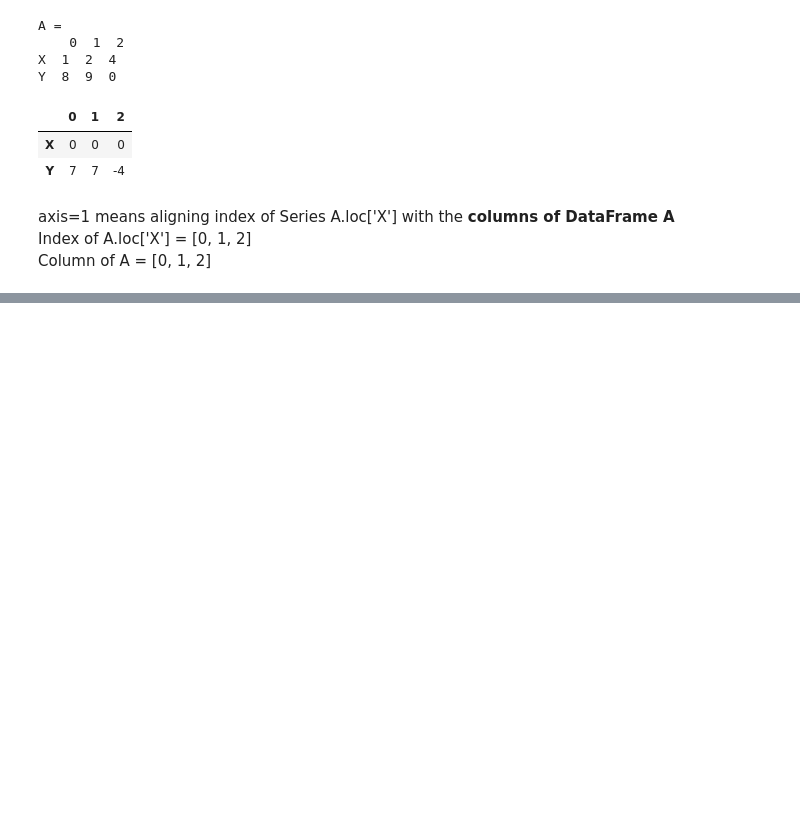
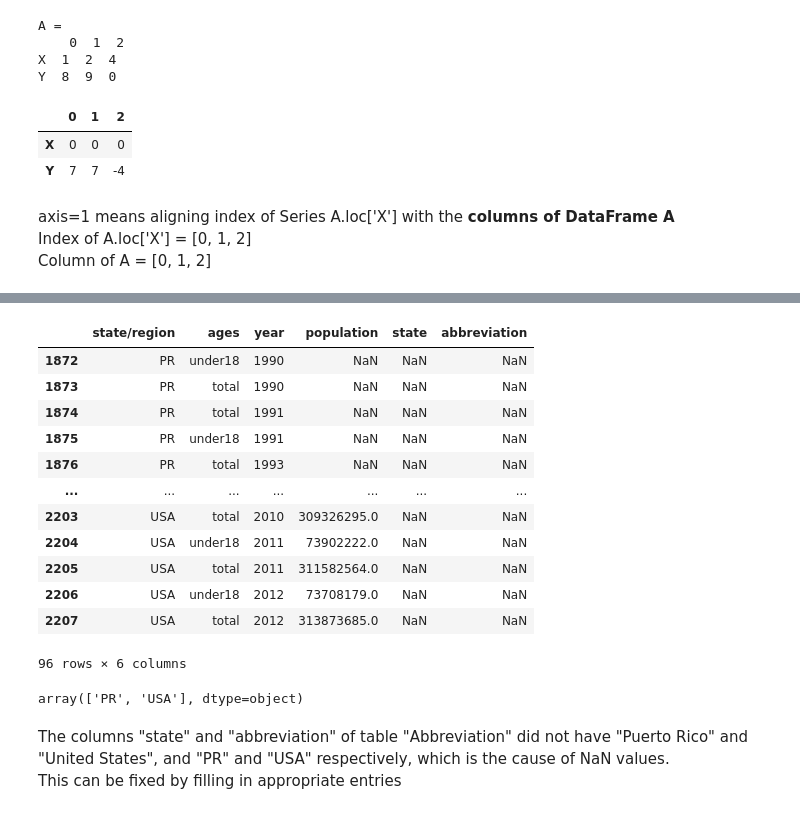
Before and after one commit to vaibhavpandeyprayag/python-ds-handbook, a Jupyter notebook: chapter_3_pandas.ipynb, the cells around one changed output, grey strips where cells are left out. Saved outputs shown, nothing was run; the diff lists cells and outputs as text; code cells hidden in the pictures; blank space fills up the shorter version.

```diff
--- a/chapter_3_pandas.ipynb
+++ b/chapter_3_pandas.ipynb
@@ -461,0 +713,23 @@ A = [[1, 2, 4], [8, 9, np.nan]]
+# %%
+popAbbrMerged.loc[popAbbrMerged["state"].isnull()]
+# %% [output]
+|  | state/region | ages | year | population | state | abbreviation |
+| 1872 | PR | under18 | 1990 | NaN | NaN | NaN |
+| 1873 | PR | total | 1990 | NaN | NaN | NaN |
+| 1874 | PR | total | 1991 | NaN | NaN | NaN |
+| 1875 | PR | under18 | 1991 | NaN | NaN | NaN |
+| 1876 | PR | total | 1993 | NaN | NaN | NaN |
+| ... | ... | ... | ... | ... | ... | ... |
+| 2203 | USA | total | 2010 | 309326295.0 | NaN | NaN |
+| 2204 | USA | under18 | 2011 | 73902222.0 | NaN | NaN |
+| 2205 | USA | total | 2011 | 311582564.0 | NaN | NaN |
+| 2206 | USA | under18 | 2012 | 73708179.0 | NaN | NaN |
+| 2207 | USA | total | 2012 | 313873685.0 | NaN | NaN |
+96 rows × 6 columns
+# %%
+popAbbrMerged.loc[popAbbrMerged["state"].isnull(), "state/region"].unique()
+# %% [output]
+array(['PR', 'USA'], dtype=object)
+# %% [markdown]
+The columns "state" and "abbreviation" of table "Abbreviation" did not have "Puerto Rico" and "United States", and "PR" and "USA" respectively, which is the cause of NaN values. \
+This can be fixed by filling in appropriate entries
```
Also changed, not shown: parts of 57 cells of this notebook, 3 other files.
